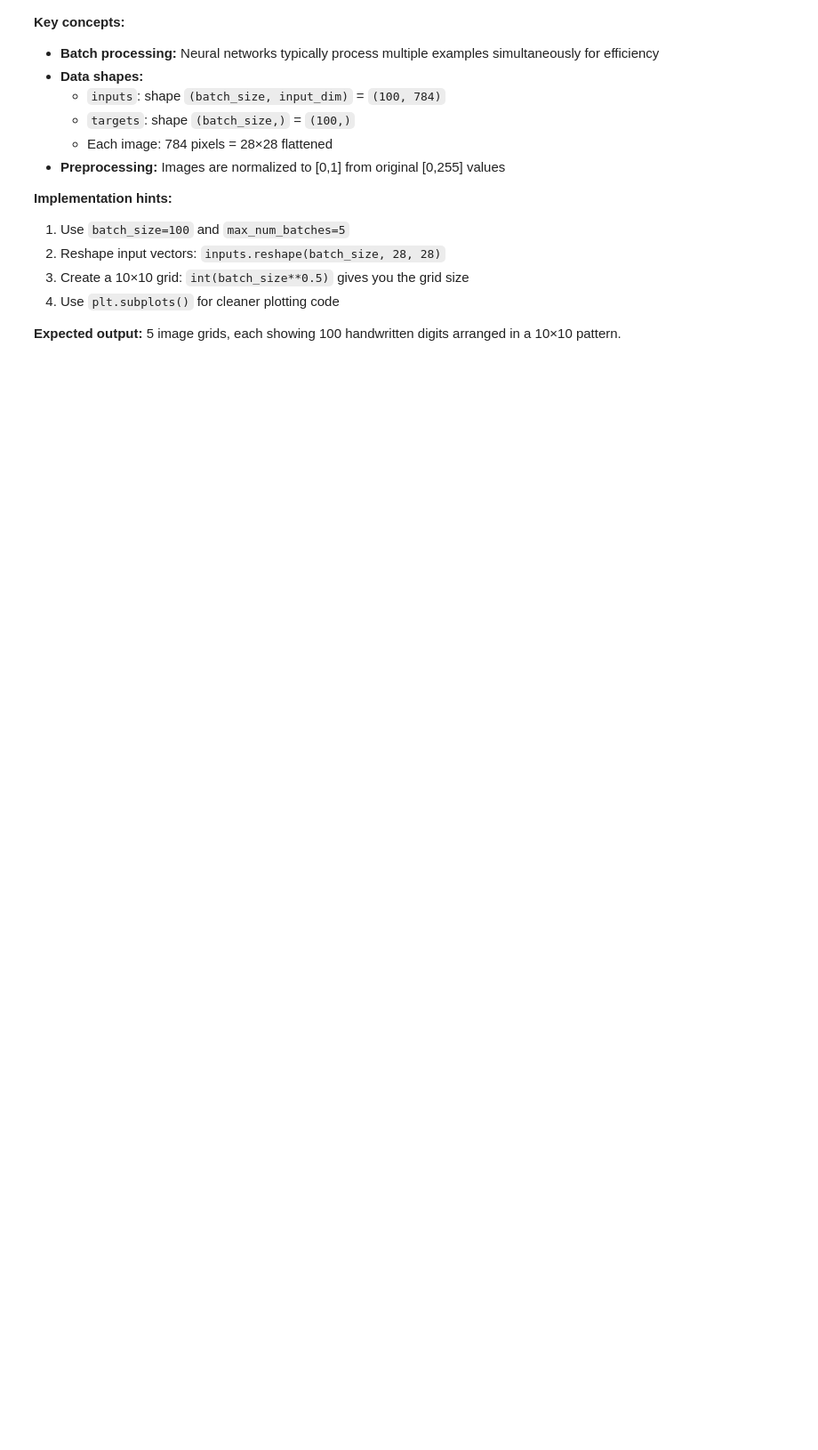
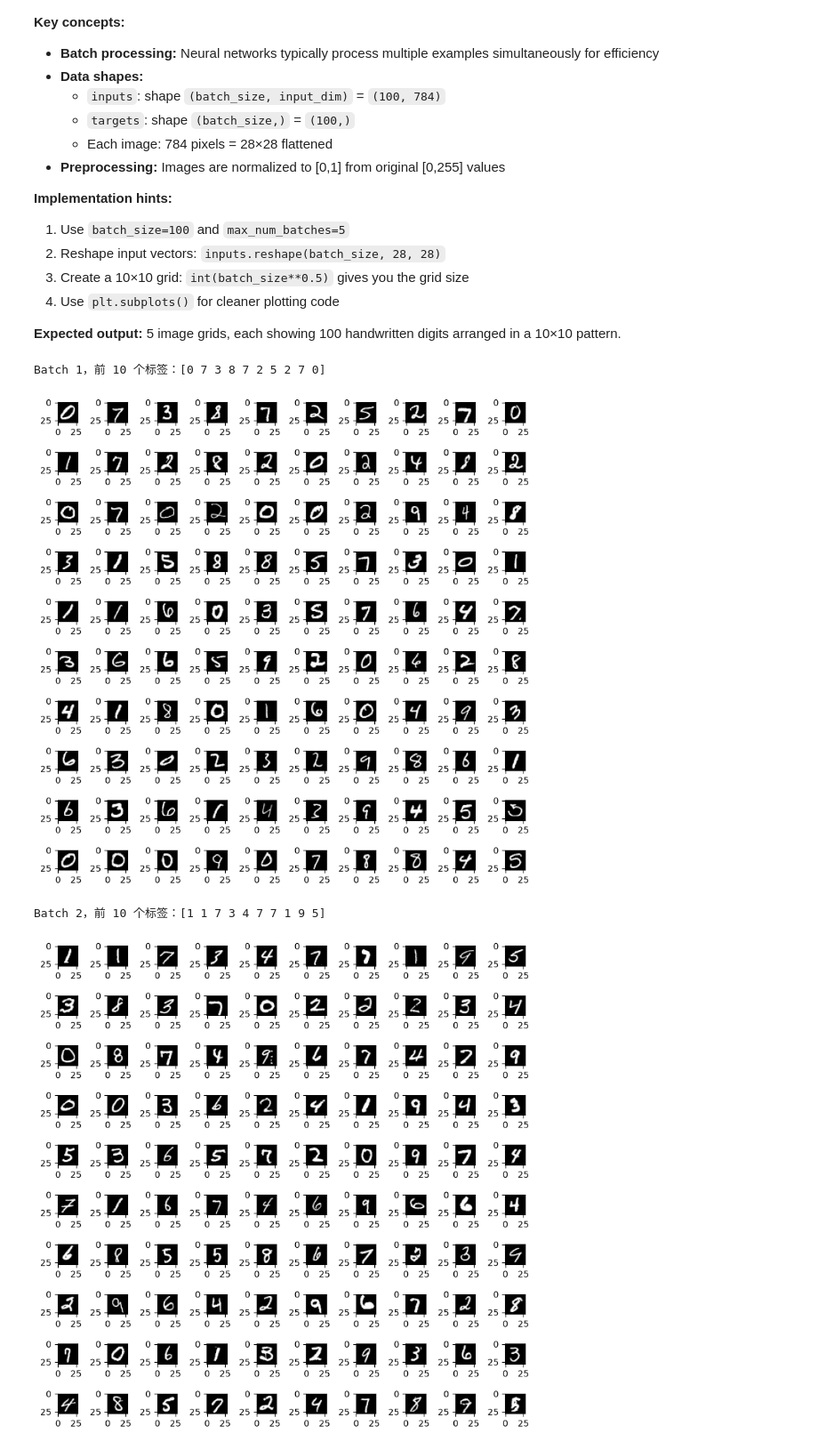
Before and after one commit to Jianshi-Lu/mlp, a Jupyter notebook: notebooks/01_introduction.ipynb, the cells around one changed output. Shown at 89% size. Drawn from its saved outputs; the diff is of its cells as text; code cells hidden in the pictures; blank space fills up the shorter version.

Commit message:
feat: finish task1 (visualise MNIST batches)

```diff
--- a/notebooks/01_introduction.ipynb
+++ b/notebooks/01_introduction.ipynb
@@ -84,17 +114,50 @@ Now you'll work with batches of images rather than single examples.
 # %%
 def show_batch_of_images(img_batch, fig_size=(8, 8)):
     """
     Display a batch of images in a square grid.
 
     Args:
         img_batch: numpy array of shape (batch_size, height, width)
         fig_size: figure size for display
     """
-    raise NotImplementedError('Write me!')
+    # fig代表整个大图的Figure对象（10x10小图组成），axes代表所有小图的位置标签（[0,0], [0,1]...）
+    # 给fig赋值的时候，Figure这个顶层容器就已经绑定到这个fig变量上了
+    fig, axes = plt.subplots(
+        10, 10,
+        figsize=fig_size,
+    )
+
+    # 拉平并依次填充axes
+    flat_axes = axes.ravel()
+    for i in range(len(img_batch)):
+        image = img_batch[i]
+        ax = flat_axes[i]
+        ax.imshow(image, cmap='gray')
+
+    fig.tight_layout()
+    plt.show()
+
+    # raise NotImplementedError('You write me wrong!')
 
 # Create data provider for batch processing
+# Initialize the MNISTDataProvider class and iterate over batches
+# with the show_batch_of_images function
 batch_size = 100
-num_batches = 5
+batches_num = 5
 
-#TODO: initialize the MNISTDataProvider class and iterate over batches
-# with the show_batch_of_images function
+mnist_dp = data_providers.MNISTDataProvider(
+    which_set='train',
+    batch_size=batch_size,
+    max_num_batches=batches_num,
+)
+
+# 此处inputs是图片，target是图片对应的数字
+for batch_number, (inputs, targets) in enumerate(mnist_dp, start=1):
+    print(f"Batch {batch_number}，前 10 个标签：{targets[:10]}")
+    images = inputs.reshape(batch_size, 28, 28)
+    show_batch_of_images(images)
+# %% [output]
+Batch 1，前 10 个标签：[0 7 3 8 7 2 5 2 7 0]
+[figure, added]
+Batch 2，前 10 个标签：[1 1 7 3 4 7 7 1 9 5]
+[figure, added]
```
Also changed, not shown: parts of 3 cells of this notebook.
